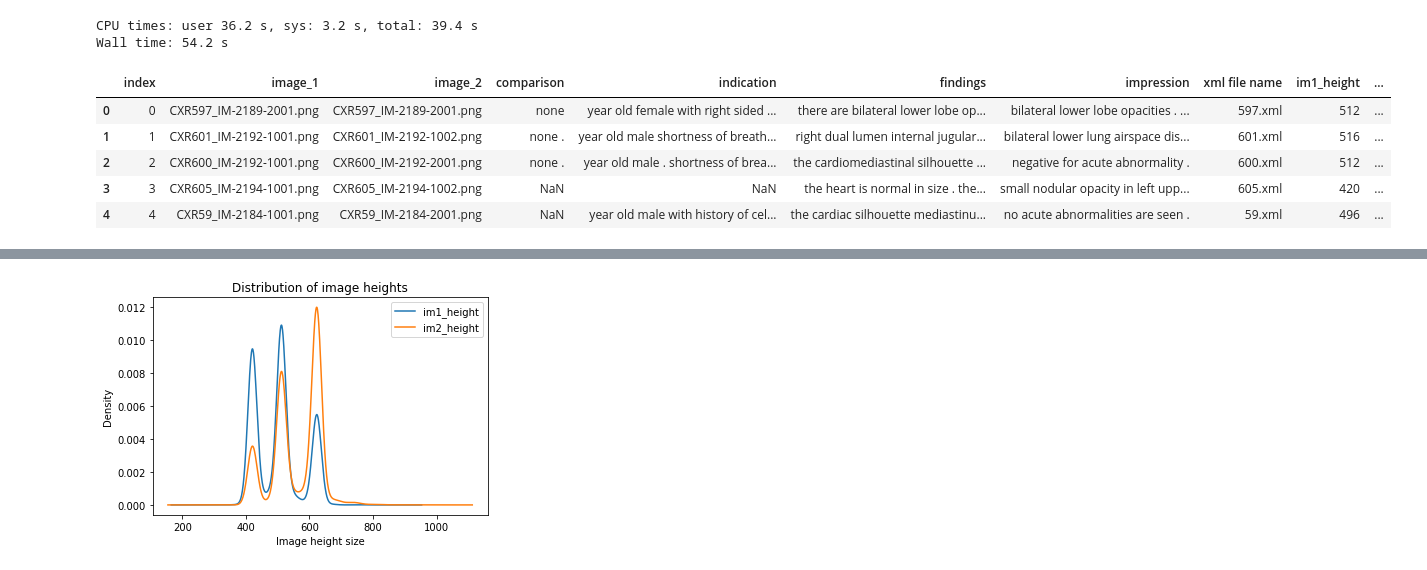
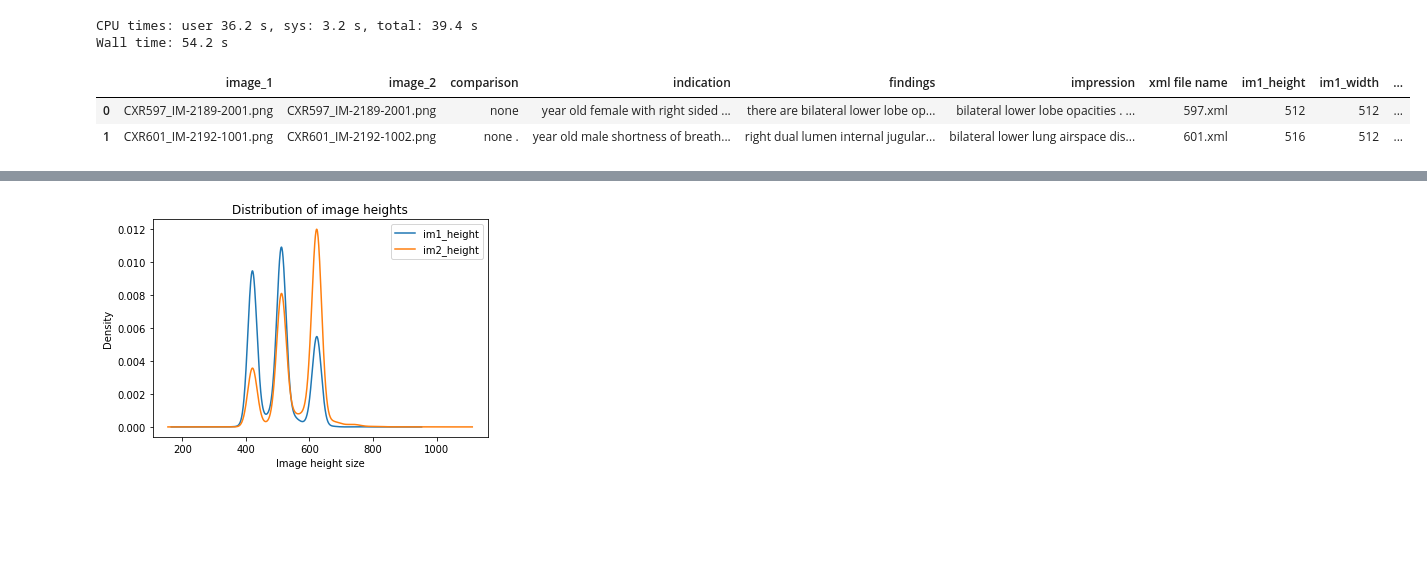
Before and after one commit to agno-nymous/Medical-Image-Captioning-on-Chest-X-rays, a Jupyter notebook: EDA_Medical_Report.ipynb, the cells around one changed output, grey strips where cells are left out. Saved outputs shown, nothing was run; the diff lists cells and outputs as text; code cells hidden in the pictures; blank space fills up the shorter version.

```diff
--- a/EDA_Medical_Report.ipynb
+++ b/EDA_Medical_Report.ipynb
@@ -252,6 +255,6 @@ We can see that there are many missing values in the data. We could remove all r
 # %%
 df.drop(df[(df['impression'].isnull())|(df['image_1'].isnull())].index,inplace=True)
-df = df.reset_index().copy()
+df = df.reset_index(drop=True).copy()
 print("%i datapoints were removed.\nFinal no. of datapoints: %i"%(3955-df.shape[0],df.shape[0]))
 # %% [output]
 135 datapoints were removed.
@@ -278,14 +280,11 @@ df['im1_width'] = [i[1] for i in im1_size]
 df['im2_height'] = [i[0] for i in im2_size]
 df['im2_width'] = [i[1] for i in im2_size]
 # %%
-df.head()
+df.head(2)
 # %% [output]
-|  | index | image_1 | image_2 | comparison | indication | findings | impression | xml file name | im1_height | ... |
-| 0 | 0 | CXR597_IM-2189-2001.png | CXR597_IM-2189-2001.png | none | year old female with right sided ... | there are bilateral lower lobe op... | bilateral lower lobe opacities . ... | 597.xml | 512 | ... |
-| 1 | 1 | CXR601_IM-2192-1001.png | CXR601_IM-2192-1002.png | none . | year old male shortness of breath... | right dual lumen internal jugular... | bilateral lower lung airspace dis... | 601.xml | 516 | ... |
-| 2 | 2 | CXR600_IM-2192-1001.png | CXR600_IM-2192-2001.png | none . | year old male . shortness of brea... | the cardiomediastinal silhouette ... | negative for acute abnormality . | 600.xml | 512 | ... |
-| 3 | 3 | CXR605_IM-2194-1001.png | CXR605_IM-2194-1002.png | NaN | NaN | the heart is normal in size . the... | small nodular opacity in left upp... | 605.xml | 420 | ... |
-| 4 | 4 | CXR59_IM-2184-1001.png | CXR59_IM-2184-2001.png | NaN | year old male with history of cel... | the cardiac silhouette mediastinu... | no acute abnormalities are seen . | 59.xml | 496 | ... |
+|  | image_1 | image_2 | comparison | indication | findings | impression | xml file name | im1_height | im1_width | ... |
+| 0 | CXR597_IM-2189-2001.png | CXR597_IM-2189-2001.png | none | year old female with right sided ... | there are bilateral lower lobe op... | bilateral lower lobe opacities . ... | 597.xml | 512 | 512 | ... |
+| 1 | CXR601_IM-2192-1001.png | CXR601_IM-2192-1002.png | none . | year old male shortness of breath... | right dual lumen internal jugular... | bilateral lower lung airspace dis... | 601.xml | 516 | 512 | ... |
 # %%
 # df.to_pickle("/content/drive/My Drive/Medical image Reporting/df_final.pkl")
 df = pd.read_pickle("/content/drive/My Drive/Medical image Reporting/df_final.pkl")
```
Also changed, not shown: parts of 12 cells of this notebook.
